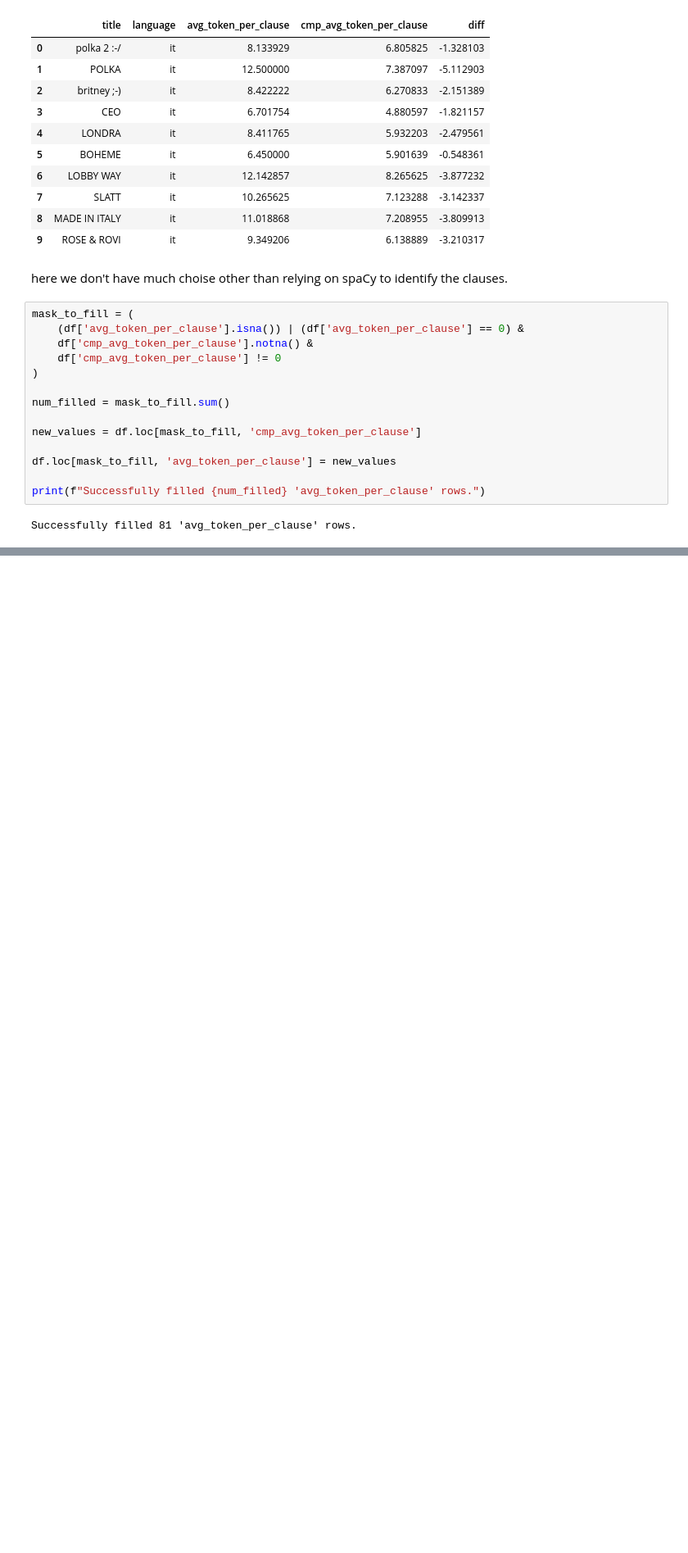
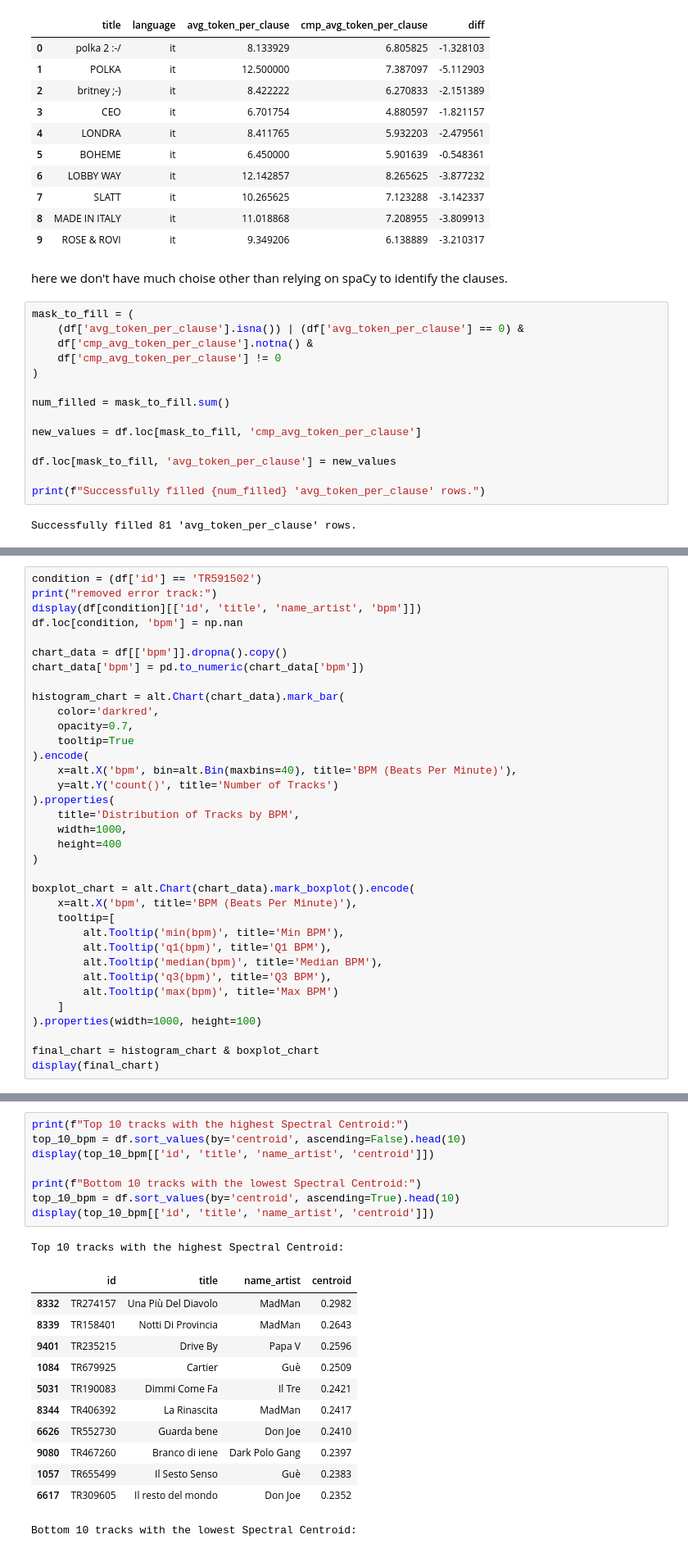
Before and after one commit to jaanisfehling/italian-rap-songs, a Jupyter notebook: data_understanding/tracks_analysis.ipynb, the cells around one changed output, grey strips where cells are left out. Shown at 82% size. Cells and saved outputs as stored; diff of their text form; blank space fills up the shorter version.

```diff
--- a/data_understanding/tracks_analysis.ipynb
+++ b/data_understanding/tracks_analysis.ipynb
@@ -2442,0 +2512,35 @@ Successfully filled 81 'avg_token_per_clause' rows.
+# %%
+condition = (df['id'] == 'TR591502')
+print("removed error track:")
+display(df[condition][['id', 'title', 'name_artist', 'bpm']])
+df.loc[condition, 'bpm'] = np.nan
+
+chart_data = df[['bpm']].dropna().copy()
+chart_data['bpm'] = pd.to_numeric(chart_data['bpm'])
+
+histogram_chart = alt.Chart(chart_data).mark_bar(
+    color='darkred',
+    opacity=0.7,
+    tooltip=True
+).encode(
+    x=alt.X('bpm', bin=alt.Bin(maxbins=40), title='BPM (Beats Per Minute)'),
+    y=alt.Y('count()', title='Number of Tracks')
+).properties(
+    title='Distribution of Tracks by BPM',
+    width=1000,
+    height=400
+)
+
+boxplot_chart = alt.Chart(chart_data).mark_boxplot().encode(
+    x=alt.X('bpm', title='BPM (Beats Per Minute)'),
+    tooltip=[
+        alt.Tooltip('min(bpm)', title='Min BPM'),
+        alt.Tooltip('q1(bpm)', title='Q1 BPM'),
+        alt.Tooltip('median(bpm)', title='Median BPM'),
+        alt.Tooltip('q3(bpm)', title='Q3 BPM'),
+        alt.Tooltip('max(bpm)', title='Max BPM')
+    ]
+).properties(width=1000, height=100)
+
+final_chart = histogram_chart & boxplot_chart
+display(final_chart)
@@ -2442,0 +2595,22 @@ Successfully filled 81 'avg_token_per_clause' rows.
+# %%
+print(f"Top 10 tracks with the highest Spectral Centroid:")
+top_10_bpm = df.sort_values(by='centroid', ascending=False).head(10)
+display(top_10_bpm[['id', 'title', 'name_artist', 'centroid']])
+
+print(f"Bottom 10 tracks with the lowest Spectral Centroid:")
+top_10_bpm = df.sort_values(by='centroid', ascending=True).head(10)
+display(top_10_bpm[['id', 'title', 'name_artist', 'centroid']])
+# %% [output]
+Top 10 tracks with the highest Spectral Centroid:
+|  | id | title | name_artist | centroid |
+| 8332 | TR274157 | Una Più Del Diavolo | MadMan | 0.2982 |
+| 8339 | TR158401 | Notti Di Provincia | MadMan | 0.2643 |
+| 9401 | TR235215 | Drive By | Papa V | 0.2596 |
+| 1084 | TR679925 | Cartier | Guè | 0.2509 |
+| 5031 | TR190083 | Dimmi Come Fa | Il Tre | 0.2421 |
+| 8344 | TR406392 | La Rinascita | MadMan | 0.2417 |
+| 6626 | TR552730 | Guarda bene | Don Joe | 0.2410 |
+| 9080 | TR467260 | Branco di iene | Dark Polo Gang | 0.2397 |
+| 1057 | TR655499 | Il Sesto Senso | Guè | 0.2383 |
+| 6617 | TR309605 | Il resto del mondo | Don Joe | 0.2352 |
+Bottom 10 tracks with the lowest Spectral Centroid:
```
Also changed, not shown: parts of 61 cells of this notebook.
